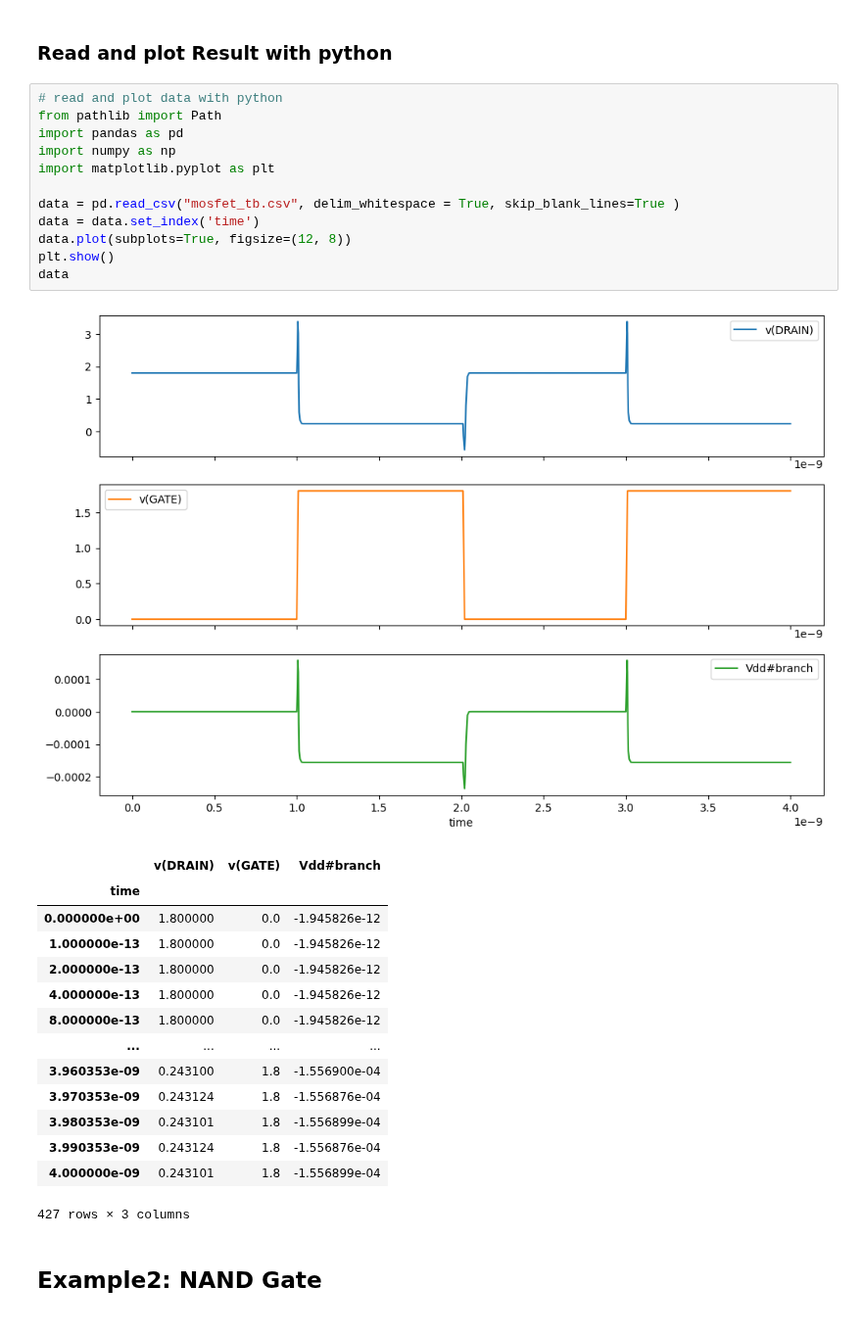
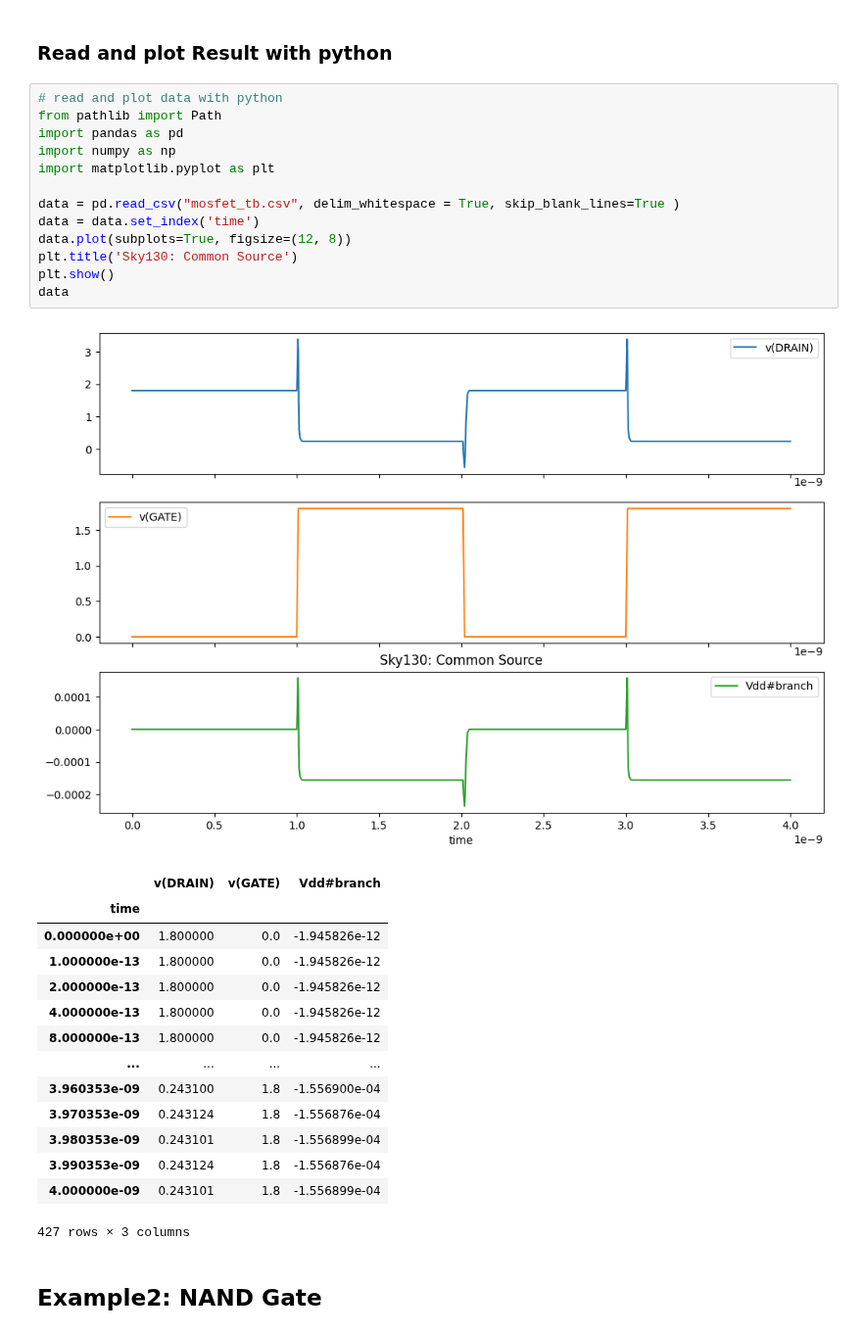
Before and after one commit to venkataratnamb20/quicksilicon, a Jupyter notebook: ngspice_sky130_setup_with_examples.ipynb, the cells around one changed output. Shown at 98% size. Cells and saved outputs as stored; diff of their text form.

Commit message:
added titles to plots

```diff
--- a/ngspice_sky130_setup_with_examples.ipynb
+++ b/ngspice_sky130_setup_with_examples.ipynb
@@ -315,17 +342,18 @@ Note: No ".plot", ".print", or ".fourier" lines; no simulations run
 # %%
 # read and plot data with python
 from pathlib import Path
 import pandas as pd
 import numpy as np
 import matplotlib.pyplot as plt
 
 data = pd.read_csv("mosfet_tb.csv", delim_whitespace = True, skip_blank_lines=True )
 data = data.set_index('time')
 data.plot(subplots=True, figsize=(12, 8))
+plt.title('Sky130: Common Source')
 plt.show()
 data
 # %% [output]
-[figure, old version]
+[figure, new version]
 |  | v(DRAIN) | v(GATE) | Vdd#branch |
 | time |  |  |  |
 | 0.000000e+00 | 1.800000 | 0.0 | -1.945826e-12 |
```
Also changed, not shown: parts of 10 cells of this notebook.
